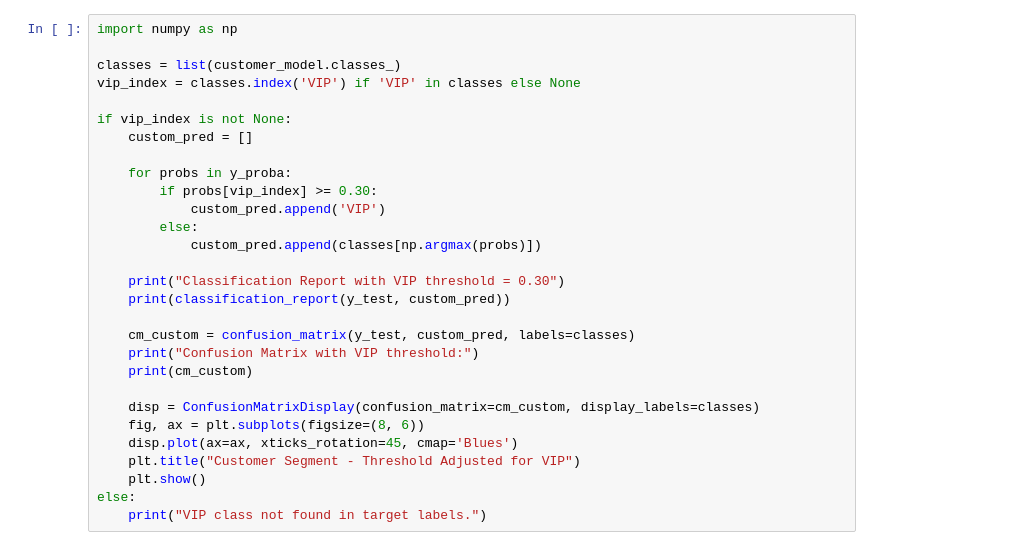
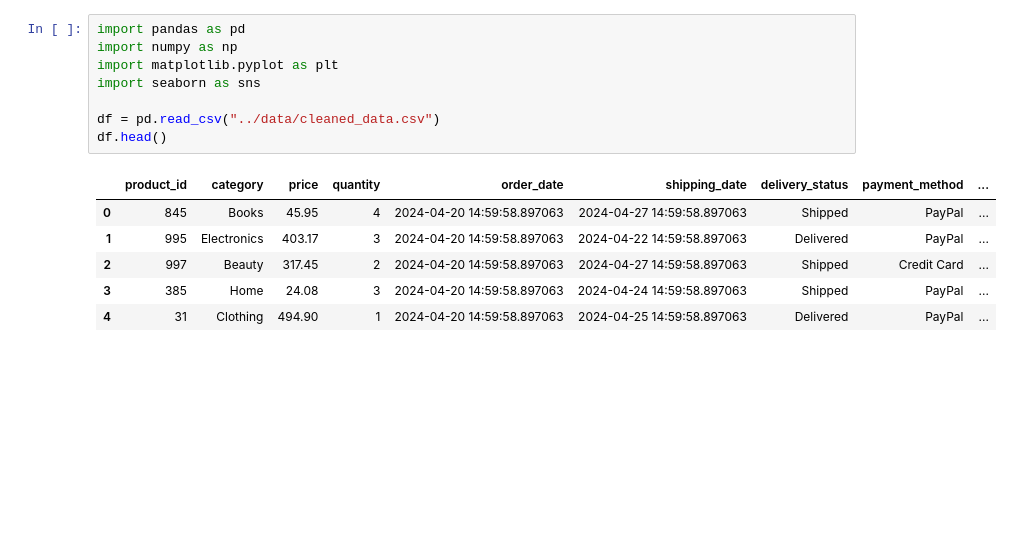
Before and after one commit to jayasanki/ml-ecommerce-project, a Jupyter notebook: notebooks/3_Multi-class Classification Systems.ipynb, the cells around one changed output. Drawn from its saved outputs; the diff is of its cells as text; blank space fills up the shorter version.

Commit message:
update multi-class classification

```diff
--- a/notebooks/3_Multi-class Classification Systems.ipynb
+++ b/notebooks/3_Multi-class Classification Systems.ipynb
@@ -283,29 +20,15 @@ print(pd.DataFrame(y_proba[:5], columns=customer_model.classes_))
-# %%
-import numpy as np
-
-classes = list(customer_model.classes_)
-vip_index = classes.index('VIP') if 'VIP' in classes else None
-
-if vip_index is not None:
-    custom_pred = []
-
-    for probs in y_proba:
-        if probs[vip_index] >= 0.30:
-            custom_pred.append('VIP')
-        else:
-            custom_pred.append(classes[np.argmax(probs)])
-
-    print("Classification Report with VIP threshold = 0.30")
-    print(classification_report(y_test, custom_pred))
-
-    cm_custom = confusion_matrix(y_test, custom_pred, labels=classes)
-    print("Confusion Matrix with VIP threshold:")
-    print(cm_custom)
-
-    disp = ConfusionMatrixDisplay(confusion_matrix=cm_custom, display_labels=classes)
-    fig, ax = plt.subplots(figsize=(8, 6))
-    disp.plot(ax=ax, xticks_rotation=45, cmap='Blues')
-    plt.title("Customer Segment - Threshold Adjusted for VIP")
-    plt.show()
-else:
-    print("VIP class not found in target labels.")
+# %%
+import pandas as pd
+import numpy as np
+import matplotlib.pyplot as plt
+import seaborn as sns
+
+df = pd.read_csv("../data/cleaned_data.csv")
+df.head()
+# %% [output]
+|  | product_id | category | price | quantity | order_date | shipping_date | delivery_status | payment_method | ... |
+| 0 | 845 | Books | 45.95 | 4 | 2024-04-20 14:59:58.897063 | 2024-04-27 14:59:58.897063 | Shipped | PayPal | ... |
+| 1 | 995 | Electronics | 403.17 | 3 | 2024-04-20 14:59:58.897063 | 2024-04-22 14:59:58.897063 | Delivered | PayPal | ... |
+| 2 | 997 | Beauty | 317.45 | 2 | 2024-04-20 14:59:58.897063 | 2024-04-27 14:59:58.897063 | Shipped | Credit Card | ... |
+| 3 | 385 | Home | 24.08 | 3 | 2024-04-20 14:59:58.897063 | 2024-04-24 14:59:58.897063 | Shipped | PayPal | ... |
+| 4 | 31 | Clothing | 494.90 | 1 | 2024-04-20 14:59:58.897063 | 2024-04-25 14:59:58.897063 | Delivered | PayPal | ... |
```
Also changed, not shown: parts of 24 cells of this notebook, 1 other file.
